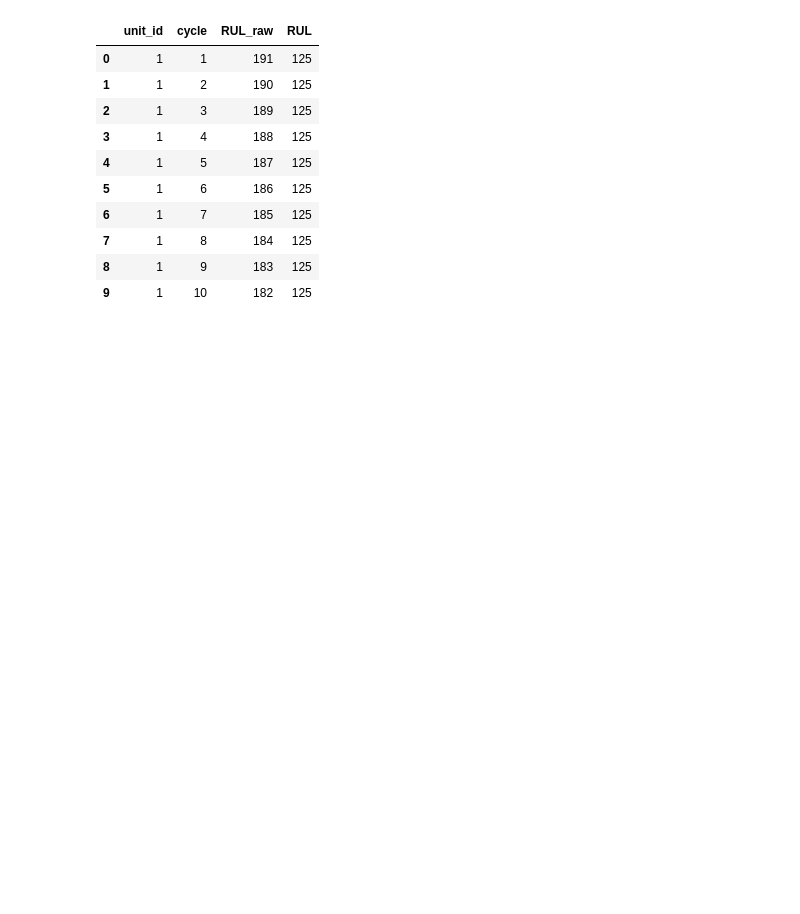
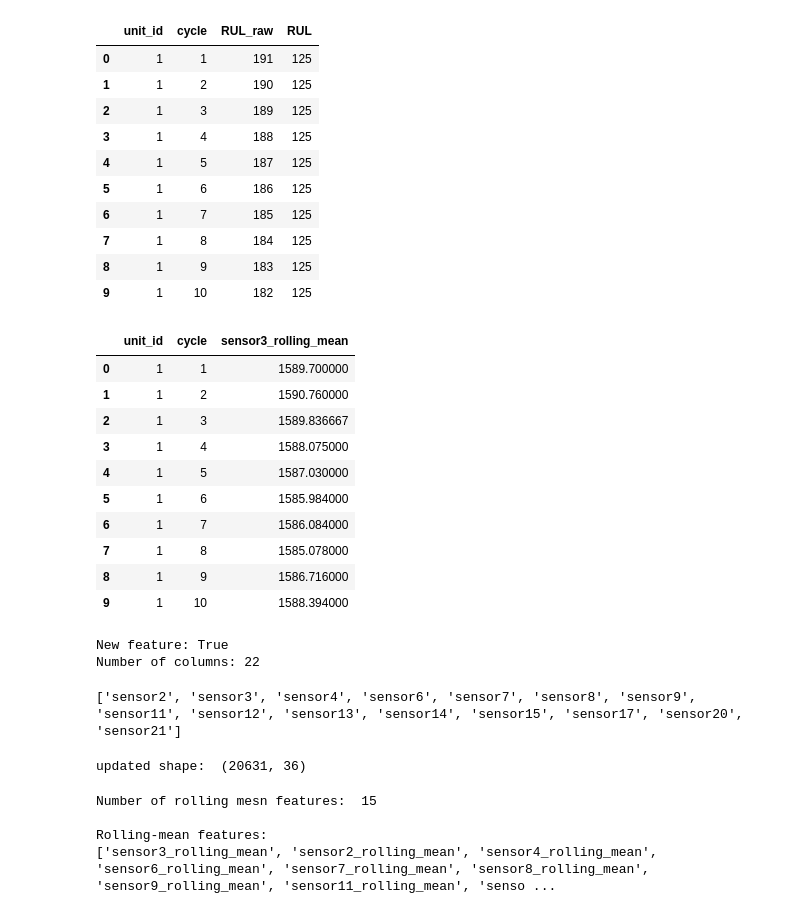
Before and after one commit to Susenther/Predictive_maintenance_RUL_prediction, a Jupyter notebook: notebooks/Predictive_Maintenance_RUL.ipynb, the cells around one changed output. Drawn from its saved outputs; the diff is of its cells as text; code cells hidden in the pictures; blank space fills up the shorter version.

Commit message:
Add rolling mean sensor features

```diff
--- a/notebooks/Predictive_Maintenance_RUL.ipynb
+++ b/notebooks/Predictive_Maintenance_RUL.ipynb
@@ -385,3 +385,34 @@ Capped RUL maximum: 125
 | 7 | 1 | 8 | 184 | 125 |
 | 8 | 1 | 9 | 183 | 125 |
 | 9 | 1 | 10 | 182 | 125 |
+# %%
+# calculate a five cycle rolling mean for sensor3 within each engine
+
+train_processed["sensor3_rolling_mean"] = (
+    train_processed.groupby("unit_id")["sensor3"].transform
+    (lambda x : x.rolling(window=5, min_periods=1).mean())
+)
+
+train_processed[
+    ["unit_id","cycle","sensor3_rolling_mean"]
+].head(10)
+# %% [output]
+|  | unit_id | cycle | sensor3_rolling_mean |
+| 0 | 1 | 1 | 1589.700000 |
+| 1 | 1 | 2 | 1590.760000 |
+| 2 | 1 | 3 | 1589.836667 |
+| 3 | 1 | 4 | 1588.075000 |
+| 4 | 1 | 5 | 1587.030000 |
+| 5 | 1 | 6 | 1585.984000 |
+| 6 | 1 | 7 | 1586.084000 |
+| 7 | 1 | 8 | 1585.078000 |
+| 8 | 1 | 9 | 1586.716000 |
+| 9 | 1 | 10 | 1588.394000 |
+# %%
+# Verify that the rolling feature was added successfully
+
+print("New feature:", "sensor3_rolling_mean" in train_processed.columns)
+print("Number of columns:", len(train_processed.columns))
+# %% [output]
+New feature: True
+Number of columns: 22
@@ -387,0 +436,39 @@ Capped RUL maximum: 125
+# %%
+# Select the sensors that remain after constabt feature removal
+
+sensor_columns = [
+    col for col in train_processed.columns
+    if col.startswith("sensor") and not col.endswith("rolling_mean")
+]
+
+print(sensor_columns)
+# %% [output]
+['sensor2', 'sensor3', 'sensor4', 'sensor6', 'sensor7', 'sensor8', 'sensor9', 'sensor11', 'sensor12', 'sensor13', 'sensor14', 'sensor15', 'sensor17', 'sensor20', 'sensor21']
+# %%
+# Generate 5-cycle rolling mean features for all varying sensors
+
+trained_processed = add_rolling_mean_features(
+    train_processed,
+    sensor_columns,
+    window = 5
+
+)
+print("updated shape: ",trained_processed.shape)
+# %% [output]
+updated shape:  (20631, 36)
+# %%
+# identify all rolling mean features that were created
+
+rolling_mean_columns = [
+    col for col in trained_processed.columns
+    if col.endswith("_rolling_mean")
+]
+
+print("Number of rolling mesn features: " ,len(rolling_mean_columns))
+print("\nRolling-mean features: ")
+print(rolling_mean_columns)
+# %% [output]
+Number of rolling mesn features:  15
+
+Rolling-mean features:
+['sensor3_rolling_mean', 'sensor2_rolling_mean', 'sensor4_rolling_mean', 'sensor6_rolling_mean', 'sensor7_rolling_mean', 'sensor8_rolling_mean', 'sensor9_rolling_mean', 'sensor11_rolling_mean', 'senso ...
```
Also changed, not shown: parts of 1 cell of this notebook.
